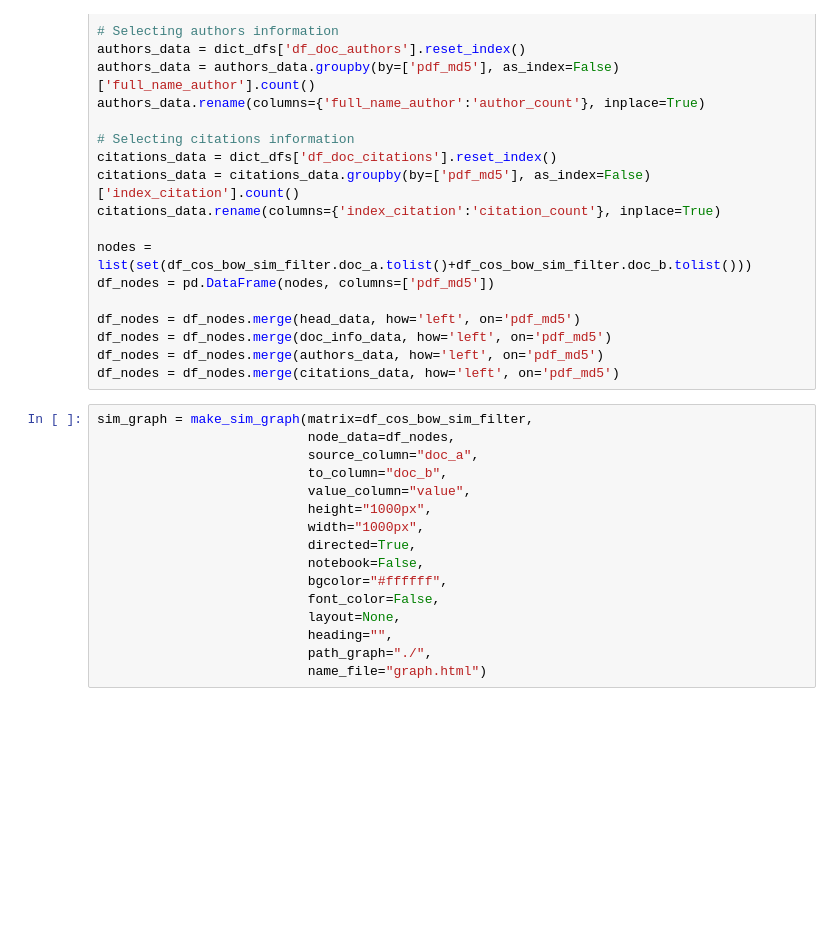
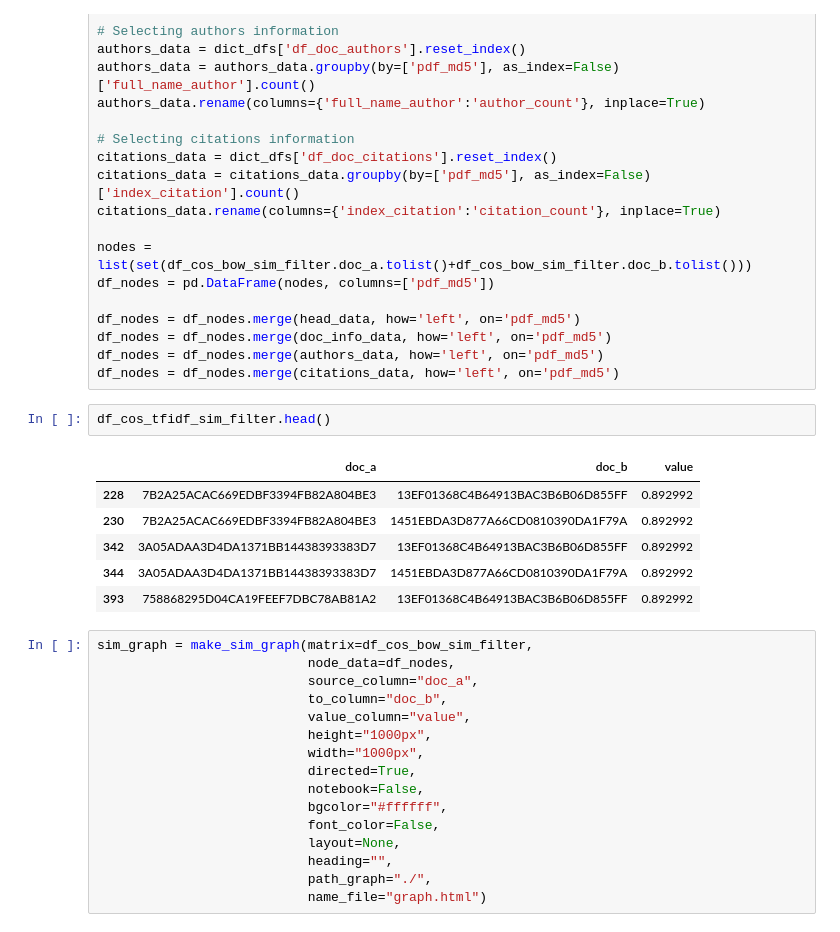
Before and after one commit to Vieirbat/Summarticles, a Jupyter notebook: notebooks/TextMining.ipynb, the cells around one changed output. Cells and saved outputs as stored; diff of their text form; blank space fills up the shorter version.

```diff
--- a/notebooks/TextMining.ipynb
+++ b/notebooks/TextMining.ipynb
@@ -747,6 +864,15 @@ df_nodes = df_nodes.merge(head_data, how='left', on='pdf_md5')
 df_nodes = df_nodes.merge(doc_info_data, how='left', on='pdf_md5')
 df_nodes = df_nodes.merge(authors_data, how='left', on='pdf_md5')
 df_nodes = df_nodes.merge(citations_data, how='left', on='pdf_md5')
+# %%
+df_cos_tfidf_sim_filter.head()
+# %% [output]
+|  | doc_a | doc_b | value |
+| 228 | 7B2A25ACAC669EDBF3394FB82A804BE3 | 13EF01368C4B64913BAC3B6B06D855FF | 0.892992 |
+| 230 | 7B2A25ACAC669EDBF3394FB82A804BE3 | 1451EBDA3D877A66CD0810390DA1F79A | 0.892992 |
+| 342 | 3A05ADAA3D4DA1371BB14438393383D7 | 13EF01368C4B64913BAC3B6B06D855FF | 0.892992 |
+| 344 | 3A05ADAA3D4DA1371BB14438393383D7 | 1451EBDA3D877A66CD0810390DA1F79A | 0.892992 |
+| 393 | 758868295D04CA19FEEF7DBC78AB81A2 | 13EF01368C4B64913BAC3B6B06D855FF | 0.892992 |
 # %%
 sim_graph = make_sim_graph(matrix=df_cos_bow_sim_filter,
                            node_data=df_nodes,
```
Also changed, not shown: parts of 25 cells of this notebook, 2 other files.
